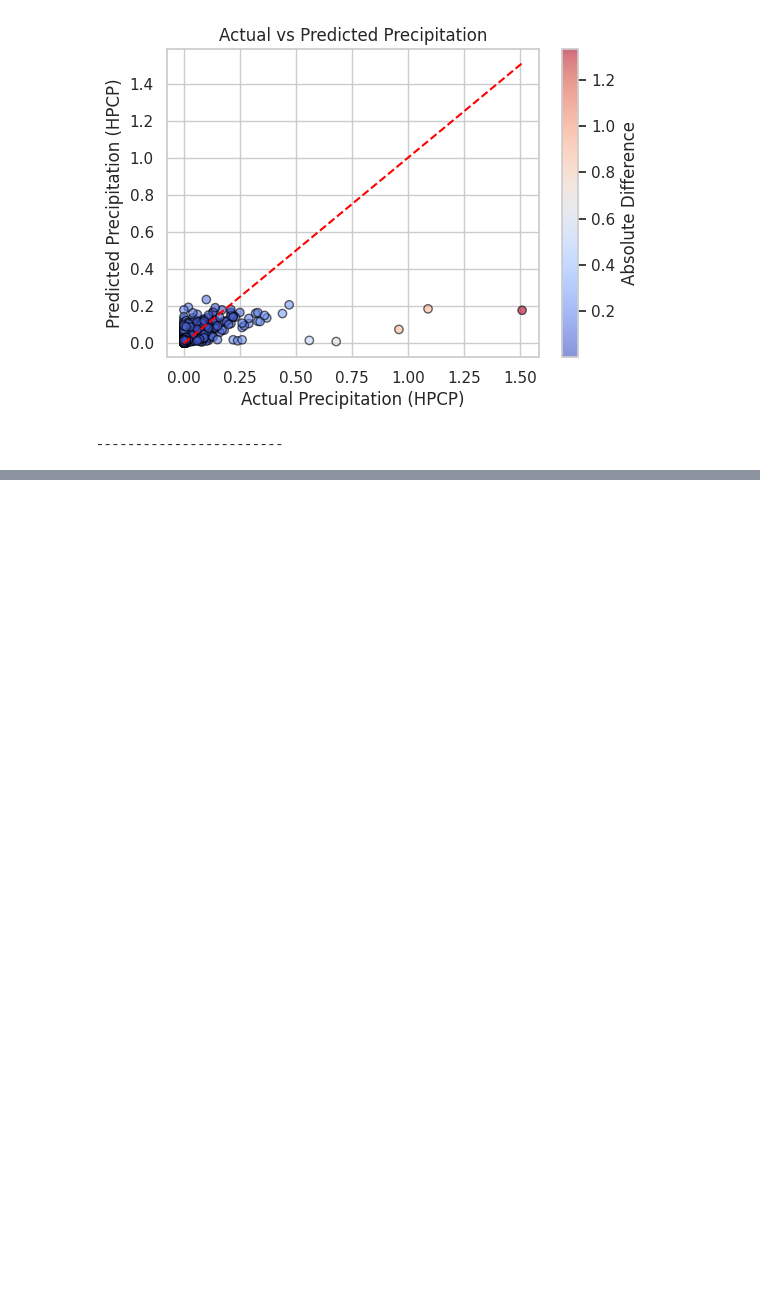
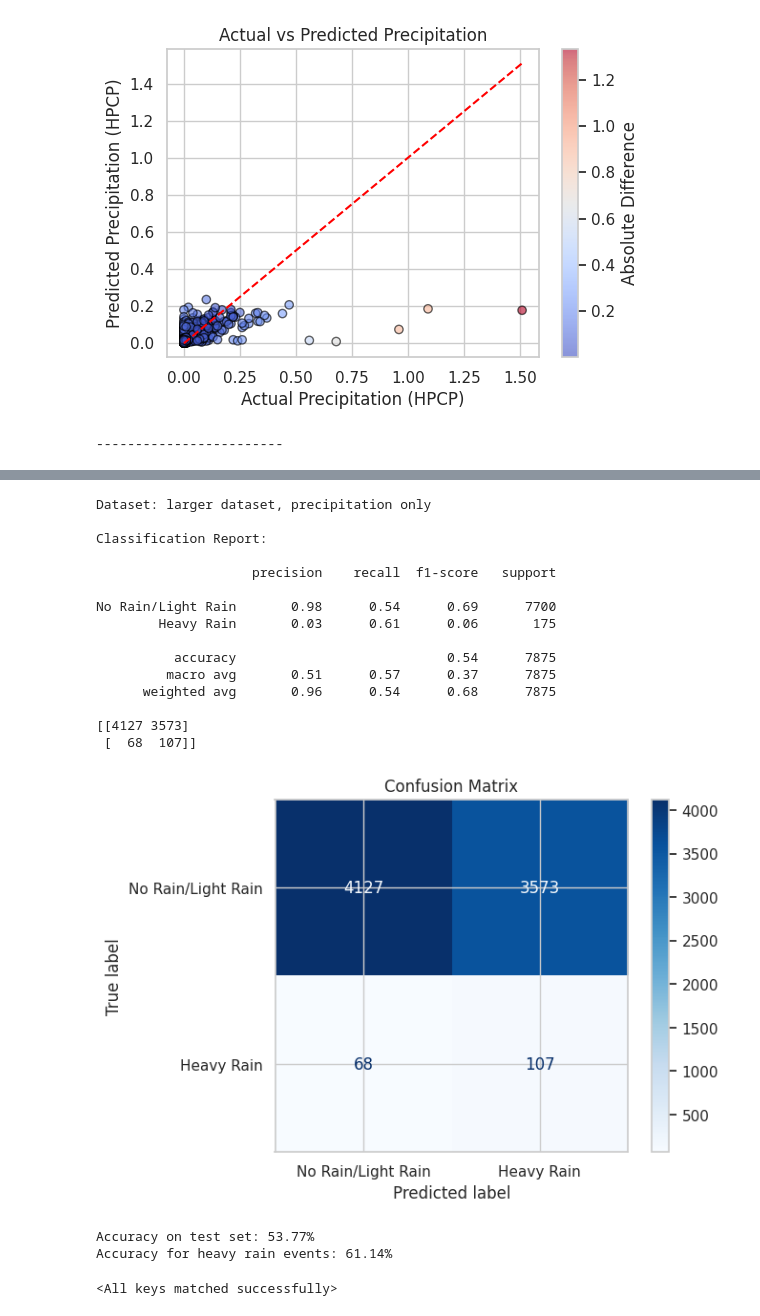
Before and after one commit to melina-thegarza/ml-climate, a Jupyter notebook: src/ml_climate_precipitation_prediction.ipynb, the cells around one changed output, grey strips where cells are left out. Saved outputs shown, nothing was run; the diff lists cells and outputs as text; code cells hidden in the pictures; blank space fills up the shorter version.

Commit message:
3/25, tried neural network for heavy rain classification

```diff
--- a/src/ml_climate_precipitation_prediction.ipynb
+++ b/src/ml_climate_precipitation_prediction.ipynb
@@ -693,0 +868,67 @@ R-squared: 0.24927058760747112
+# %%
+from sklearn.metrics import classification_report, confusion_matrix, ConfusionMatrixDisplay
+
+
+def classification_report_and_confusion_matrix(y_test_tensor, y_pred_class):
+    # Convert tensors to numpy for compatibility with sklearn
+    y_test_class = y_test_tensor.numpy().flatten()  # Flatten to 1D array
+    y_pred_class = y_pred_class.numpy().flatten()  # Flatten to 1D array
+
+    print("\nClassification Report:\n")
+    print(classification_report(y_test_class, y_pred_class, target_names=["No Rain/Light Rain", "Heavy Rain"]))
+
+    cm = confusion_matrix(y_test_class, y_pred_class)
+    print(cm)
+
+    # Plot confusion matrix
+    disp = ConfusionMatrixDisplay(confusion_matrix=cm, display_labels=["No Rain/Light Rain", "Heavy Rain"])
+    disp.plot(cmap=plt.cm.Blues)
+    plt.title('Confusion Matrix')
+    plt.show()
+# %%
+# Evaluation function
+def evaluate_model(model, X_test_tensor, y_test_tensor):
+    model.eval()
+    with torch.no_grad():
+
+        y_pred = model(X_test_tensor)
+
+
+        y_pred_class = torch.argmax(y_pred, dim=1)
+
+
+        classification_report_and_confusion_matrix(y_test_tensor, y_pred_class)
+
+        correct = (y_pred_class == y_test_tensor).sum().item()
+        accuracy = correct / y_test_tensor.size(0)
+
+        print(f'Accuracy on test set: {accuracy * 100:.2f}%')
+
+        heavy_rain_mask = (y_test_tensor == 1)
+        heavy_rain_correct = (y_pred_class == y_test_tensor) & heavy_rain_mask
+        heavy_rain_accuracy = heavy_rain_correct.sum().item() / heavy_rain_mask.sum().item()
+
+        print(f'Accuracy for heavy rain events: {heavy_rain_accuracy * 100:.2f}%')
+
+
+print("Dataset: larger dataset, precipitation only")
+evaluate_model(w_model, X_test_tensor, y_test_tensor)
+# %% [output]
+Dataset: larger dataset, precipitation only
+
+Classification Report:
+
+                    precision    recall  f1-score   support
+
+No Rain/Light Rain       0.98      0.54      0.69      7700
+        Heavy Rain       0.03      0.61      0.06       175
+
+          accuracy                           0.54      7875
+         macro avg       0.51      0.57      0.37      7875
+      weighted avg       0.96      0.54      0.68      7875
+
+[[4127 3573]
+ [  68  107]]
+[figure, added]
+Accuracy on test set: 53.77%
+Accuracy for heavy rain events: 61.14%
@@ -693,0 +938,6 @@ R-squared: 0.24927058760747112
+# %%
+#load our model
+new_model = WeatherModel(in_features=8)
+new_model.load_state_dict(torch.load('heavy_weather_prediction_model.pt'))
+# %% [output]
+<All keys matched successfully>
```
Also changed, not shown: parts of 12 cells of this notebook, 2 other files.
